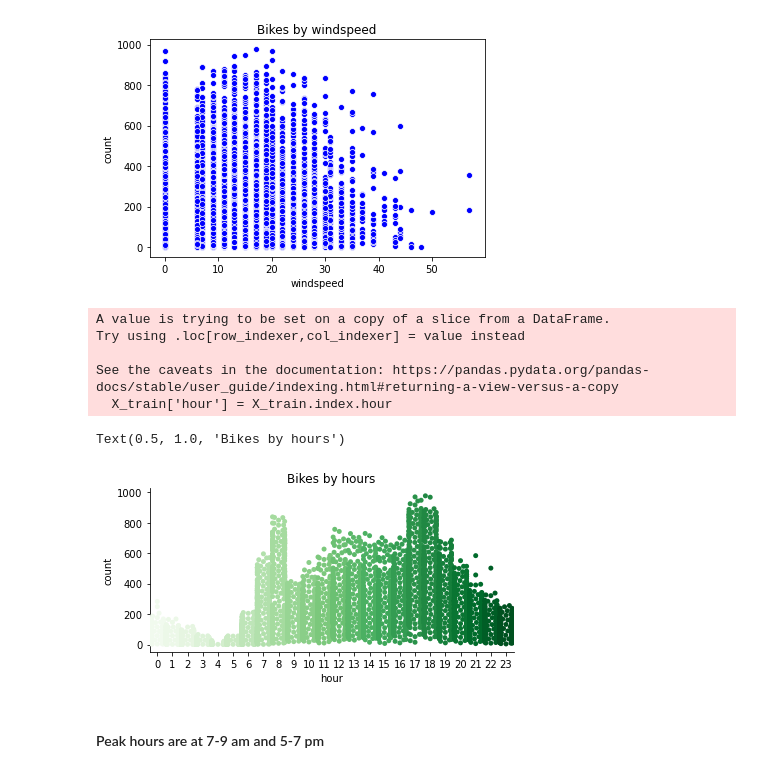
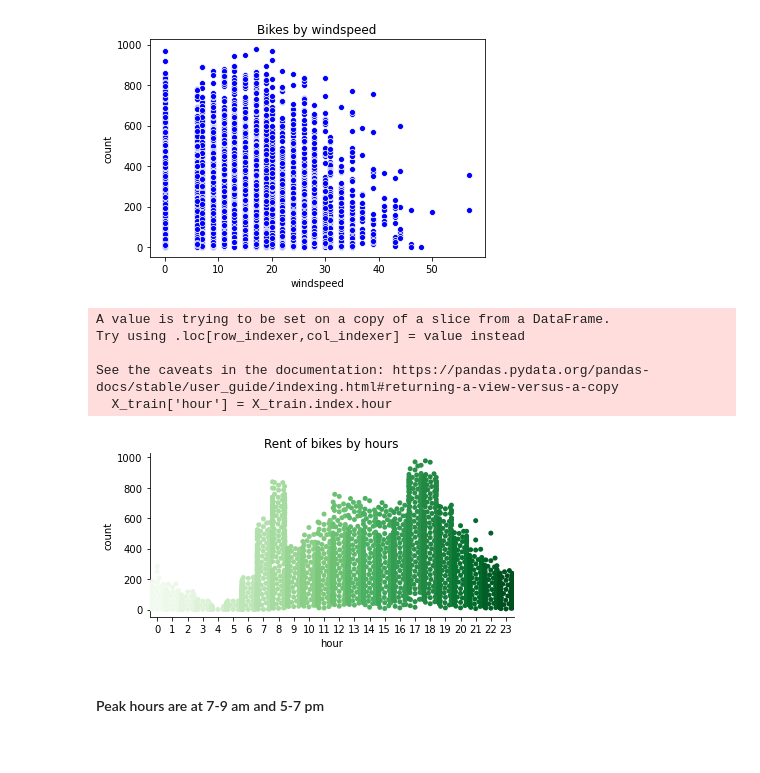
Before and after one commit to madinamarat/machine_learning_projects, a Jupyter notebook: 03_bikes/bicycles_data_analysis.ipynb, the cells around one changed output. Cells and saved outputs as stored; diff of their text form; code cells hidden in the pictures.

```diff
--- a/03_bikes/bicycles_data_analysis.ipynb
+++ b/03_bikes/bicycles_data_analysis.ipynb
@@ -122,15 +122,15 @@ Text(0.5, 1.0, 'Bikes by windspeed')
 # %%
 X_train['hour'] = X_train.index.hour
 sns.catplot(x='hour', y="count", kind='swarm', data=X_train, palette="Greens", height=3, aspect=2)
-plt.title('Bikes by hours')
+plt.title('Rent of bikes by hours')
+plt.savefig('./data/rent_by_hours.png')
 # %% [output]
 A value is trying to be set on a copy of a slice from a DataFrame.
 Try using .loc[row_indexer,col_indexer] = value instead
 
 See the caveats in the documentation: https://pandas.pydata.org/pandas-docs/stable/user_guide/indexing.html#returning-a-view-versus-a-copy
   X_train['hour'] = X_train.index.hour
-Text(0.5, 1.0, 'Bikes by hours')
-[figure, old version]
+[figure, new version]
 # %% [markdown]
 #### Peak hours are at 7-9 am and 5-7 pm
 # %%
```
Also changed, not shown: 3 other files.
